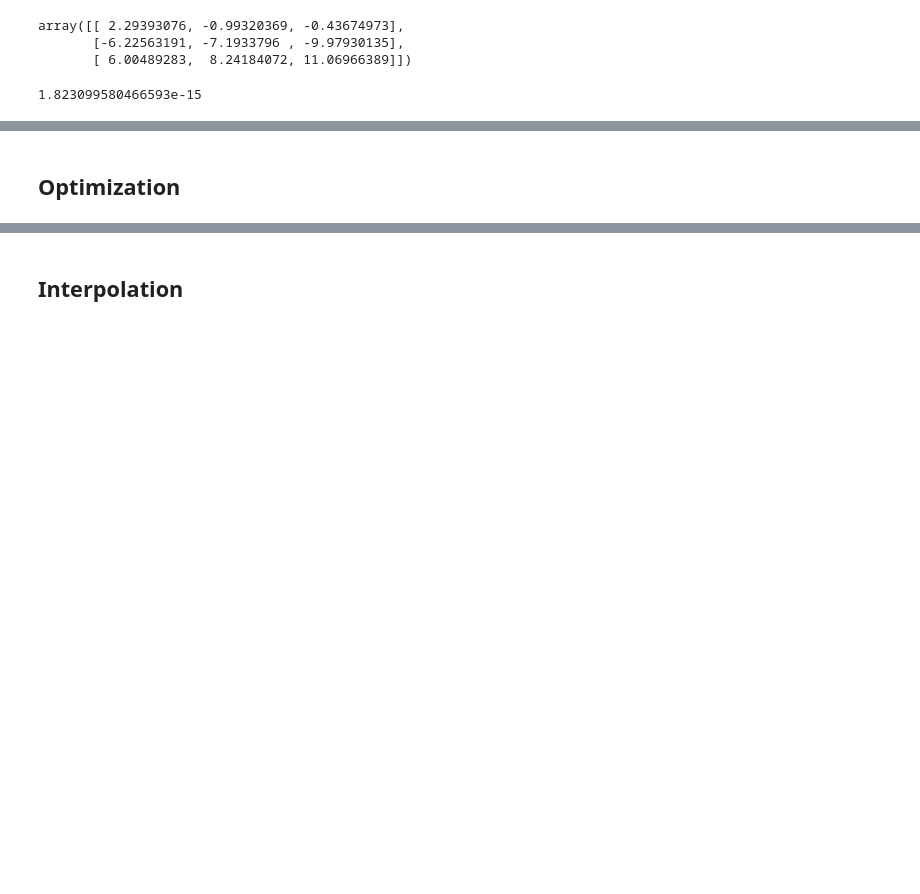
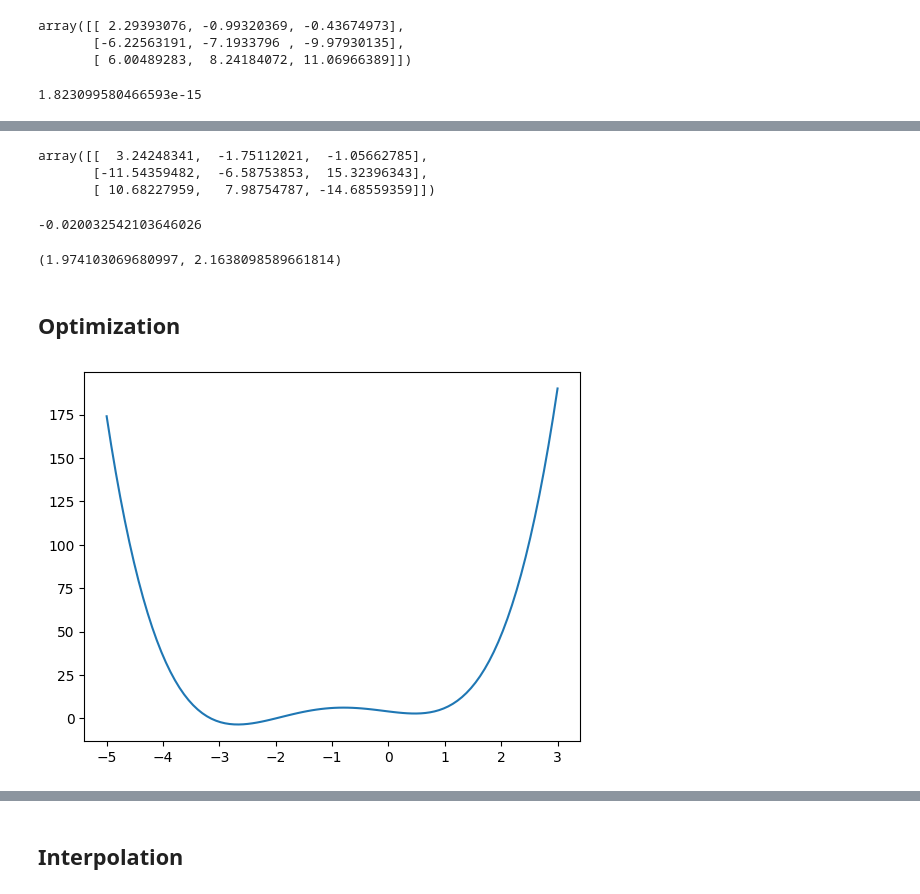
Before and after one commit to karaogluhh/PythonNotebooks, a Jupyter notebook: 003. Scipy.ipynb, the cells around one changed output, grey strips where cells are left out. Saved outputs shown, nothing was run; the diff lists cells and outputs as text; code cells hidden in the pictures; blank space fills up the shorter version.

```diff
--- a/003. Scipy.ipynb
+++ b/003. Scipy.ipynb
@@ -146,2 +165,16 @@ norm(np.dot(A, X) - B)
+# %%
+inv(A)
+# %% [output]
+array([[  3.24248341,  -1.75112021,  -1.05662785],
+       [-11.54359482,  -6.58753853,  15.32396343],
+       [ 10.68227959,   7.98754787, -14.68559359]])
+# %%
+det(A)
+# %% [output]
+-0.020032542103646026
+# %%
+norm(A, ord=2), norm(A, ord=np.inf)
+# %% [output]
+(1.974103069680997, 2.1638098589661814)
 # %% [markdown]
 ## Optimization
@@ -147,0 +183,9 @@ norm(np.dot(A, X) - B)
+# %%
+def f(x):
+  return 4*x**3 + (x-2)**2 + x**4
+
+fig, ax  = plt.subplots()
+x = np.linspace(-5, 3, 100)
+ax.plot(x, f(x));
+# %% [output]
+[figure, added]
```
Also changed, not shown: parts of 21 cells of this notebook.
